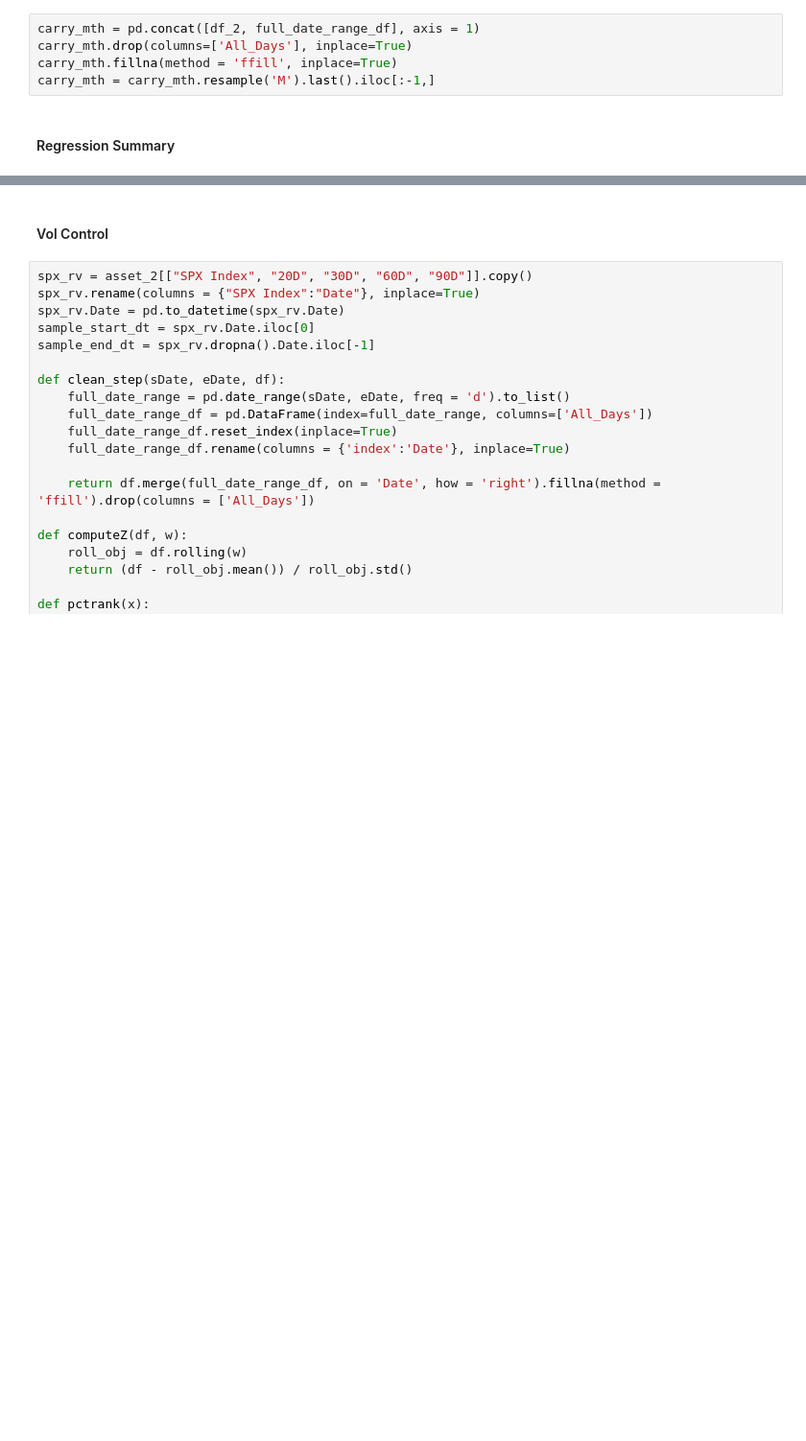
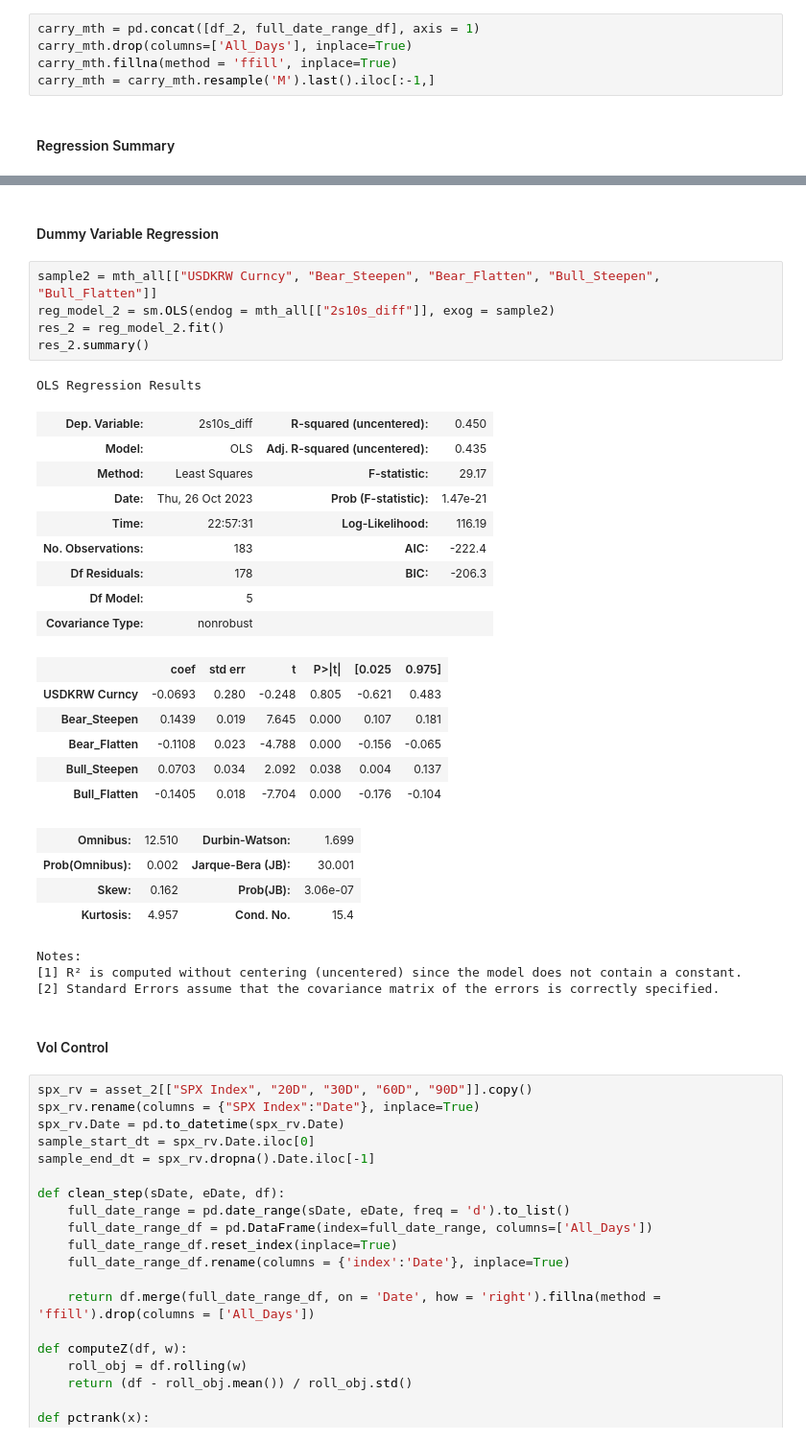
Before and after one commit to ClarenceTee93/Strategies, a Jupyter notebook: strategies.ipynb, the cells around one changed output, grey strips where cells are left out. Shown at 96% size. Cells and saved outputs as stored; diff of their text form; blank space fills up the shorter version.

```diff
--- a/strategies.ipynb
+++ b/strategies.ipynb
@@ -699,3 +701,34 @@ reg_summary_pval
+# %% [markdown]
+#### Dummy Variable Regression
+# %%
+sample2 = mth_all[["USDKRW Curncy", "Bear_Steepen", "Bear_Flatten", "Bull_Steepen", "Bull_Flatten"]]
+reg_model_2 = sm.OLS(endog = mth_all[["2s10s_diff"]], exog = sample2)
+res_2 = reg_model_2.fit()
+res_2.summary()
+# %% [output]
+OLS Regression Results
+| Dep. Variable: | 2s10s_diff | R-squared (uncentered): | 0.450 |
+| Model: | OLS | Adj. R-squared (uncentered): | 0.435 |
+| Method: | Least Squares | F-statistic: | 29.17 |
+| Date: | Thu, 26 Oct 2023 | Prob (F-statistic): | 1.47e-21 |
+| Time: | 22:57:31 | Log-Likelihood: | 116.19 |
+| No. Observations: | 183 | AIC: | -222.4 |
+| Df Residuals: | 178 | BIC: | -206.3 |
+| Df Model: | 5 |  |  |
+| Covariance Type: | nonrobust |  |  |
+|  | coef | std err | t | P>|t| | [0.025 | 0.975] |
+| USDKRW Curncy | -0.0693 | 0.280 | -0.248 | 0.805 | -0.621 | 0.483 |
+| Bear_Steepen | 0.1439 | 0.019 | 7.645 | 0.000 | 0.107 | 0.181 |
+| Bear_Flatten | -0.1108 | 0.023 | -4.788 | 0.000 | -0.156 | -0.065 |
+| Bull_Steepen | 0.0703 | 0.034 | 2.092 | 0.038 | 0.004 | 0.137 |
+| Bull_Flatten | -0.1405 | 0.018 | -7.704 | 0.000 | -0.176 | -0.104 |
+| Omnibus: | 12.510 | Durbin-Watson: | 1.699 |
+| Prob(Omnibus): | 0.002 | Jarque-Bera (JB): | 30.001 |
+| Skew: | 0.162 | Prob(JB): | 3.06e-07 |
+| Kurtosis: | 4.957 | Cond. No. | 15.4 |
+Notes:
+[1] R² is computed without centering (uncentered) since the model does not contain a constant.
+[2] Standard Errors assume that the covariance matrix of the errors is correctly specified.
 # %% [markdown]
 #### Vol Control
 # %%
```
Also changed, not shown: parts of 5 cells of this notebook.
